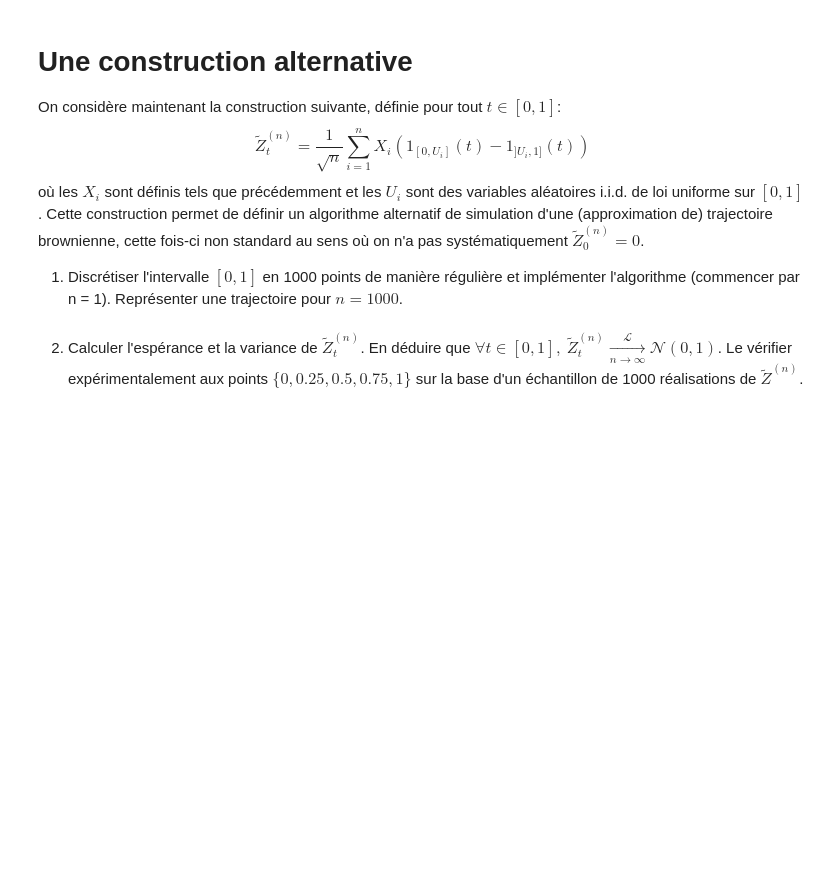
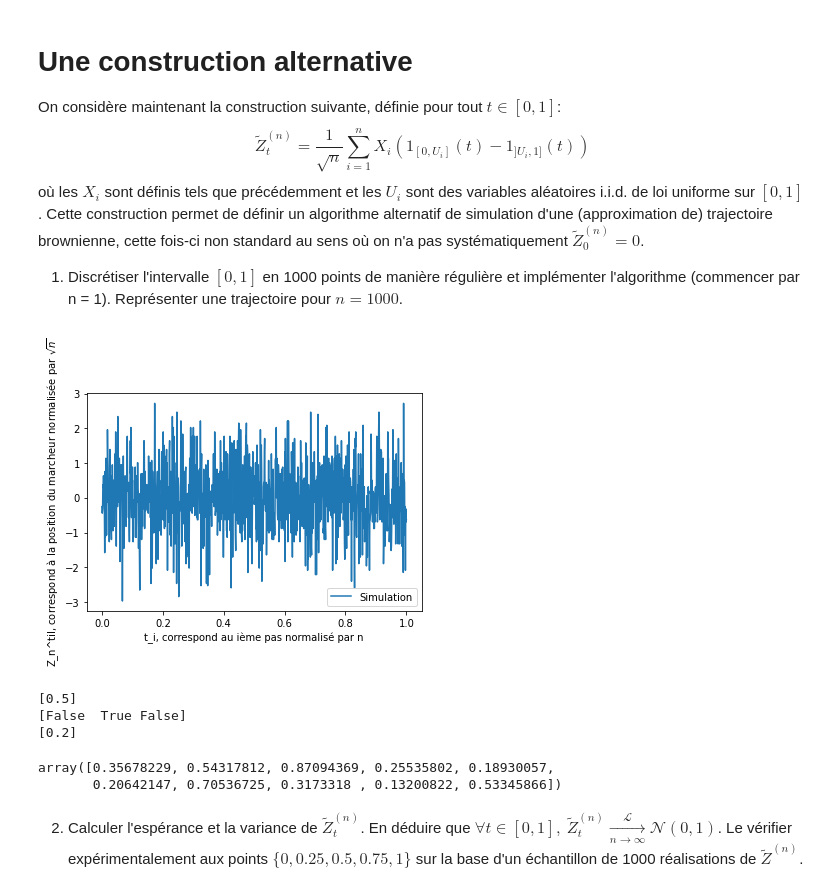
Before and after one commit to EliottBarbier/projet_proba, a Jupyter notebook: Projet numérique de Probabilités 2022 - enonce.ipynb, the cells around one changed output. Saved outputs shown, nothing was run; the diff lists cells and outputs as text; code cells hidden in the pictures; blank space fills up the shorter version.

```diff
--- a/Projet numérique de Probabilités 2022 - enonce.ipynb
+++ b/Projet numérique de Probabilités 2022 - enonce.ipynb
@@ -92,5 +139,60 @@ où les $X_i$ sont définis tels que précédemment et les $U_i$ sont des variab
 Cette construction permet de définir un algorithme alternatif de simulation d'une (approximation de) trajectoire brownienne, cette fois-ci non standard au sens où on n'a pas systématiquement $\tilde{Z}^{(n)}_0 = 0$.
 
 1. Discrétiser l'intervalle $[0,1]$ en 1000 points de manière régulière et implémenter l'algorithme (commencer par n = 1). Représenter une trajectoire pour $n = 1000$.
+# %%
+x=np.linspace(0,1,1000)
+
+def U():
+    return(sps.uniform.rvs())
+
+def Z_til(n,t): #On la vectorise de manière à ce qu'on puisse mettre une liste pour t
+
+    #if type(t)==np.float64:
+    #    t=np.array([t])
+    #t=np.array(t)
+    S=np.zeros((t.shape[0],))
+    for k in range(1,n+1):
+        valeurs=sps.uniform.rvs(size=(t.shape[0],))
+        changes=np.random.choice(np.array([-1,1]), size=(t.shape[0],) )
+
+
+        #tab_1 = t[t <= valeurs] #On sélectionne juste les valeurs qui sont <= aux correspondantes
+        S_change1=S[t<=valeurs] #On va agir par effet de bord, car on parle en vue, S_change est une vue de S, changer S_change changeS
+        S[t<=valeurs]=S_change1 + changes[t<=valeurs]
+
+        #tab_2 = t[t > valeurs] #On sélectionne juste les valeurs qui sont <= aux correspondantes
+        S_change2=S[t>valeurs] #On va agir par effet de bord, car on parle en vue, S_change est une vue de S, changer S_change changeS
+        S[t>valeurs]=S_change2 - changes[t>valeurs]
+
+
+    return(S/np.sqrt(n))
+
+n=1000
+y=Z_til(n,x)
+
+plt.plot(x,y,label="Simulation");
+plt.xlabel("t_i, correspond au ième pas normalisé par n")
+plt.ylabel(f"Z_n^til, correspond à la position du marcheur normalisée par $\sqrt{{n}}$")
+plt.legend()
+plt.show()
+# %% [output]
+[figure, added]
+# %%
+t=np.array([0.3,0.5,0.6])
+valeurs=np.array([0.1,0.6,0.55])
+print(t[t<= valeurs])
+print( t<= valeurs)
+tab_bool=np.array([True,False])
+S=np.array([0.1,0.2,0.4])
+print(S[t<=valeurs])
+# %% [output]
+[0.5]
+[False  True False]
+[0.2]
+# %%
+sps.uniform.rvs(size=(10,))
+# %% [output]
+array([0.35678229, 0.54317812, 0.87094369, 0.25535802, 0.18930057,
+       0.20642147, 0.70536725, 0.3173318 , 0.13200822, 0.53345866])
 # %% [markdown]
 2. Calculer l'espérance et la variance de $\tilde{Z}^{(n)}_t$. En déduire que $\forall t \in [0,1],~ \tilde{Z}^{(n)}_t\xrightarrow[n \to \infty]{\mathcal{L}}\mathcal{N}(0,1)$. Le vérifier expérimentalement aux points $\{0,0.25,0.5,0.75,1\}$ sur la base d'un échantillon de 1000 réalisations de $\tilde{Z}^{(n)}$.
```
Also changed, not shown: parts of 8 cells of this notebook.
